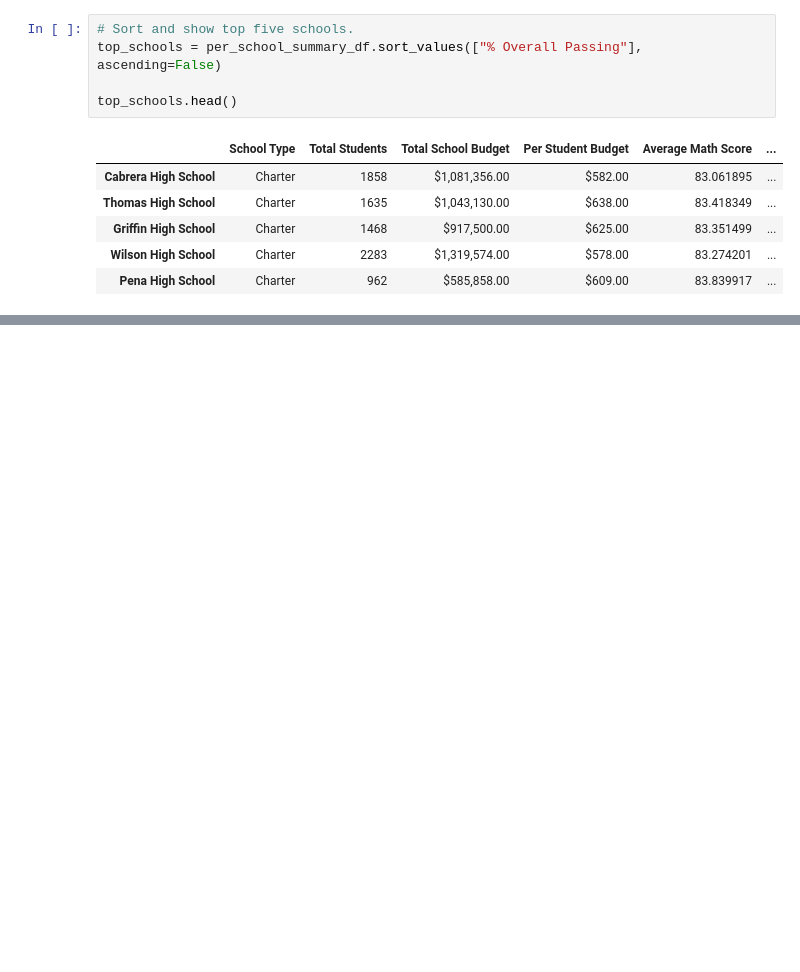
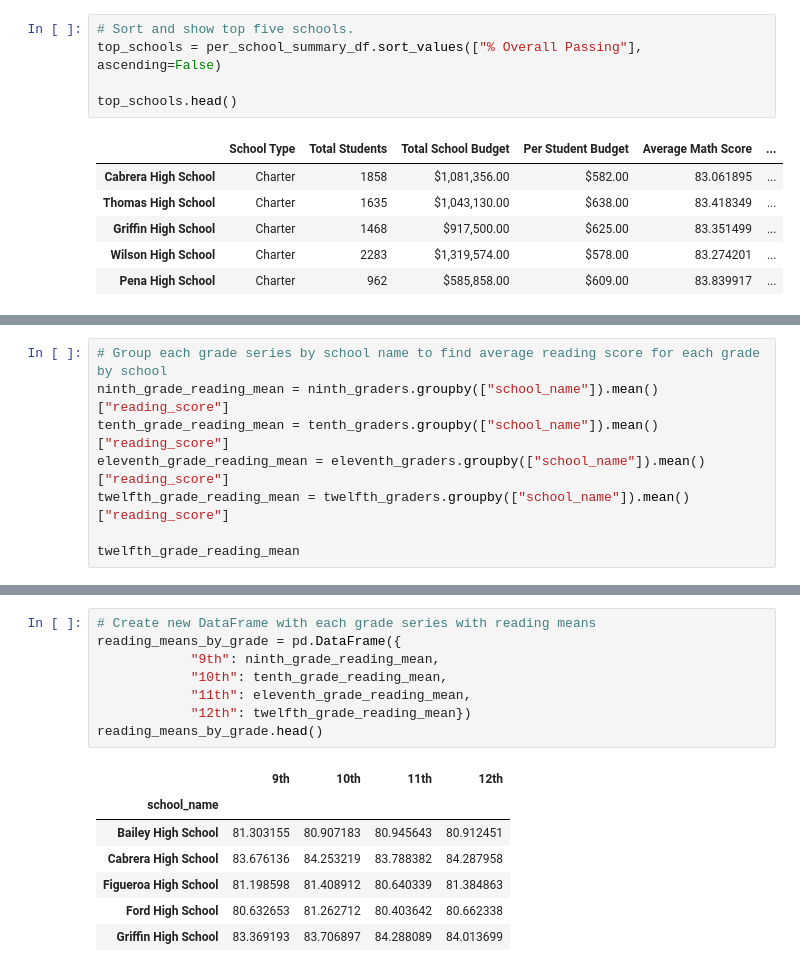
Before and after one commit to HannahEG/School_District_Analysis1, a Jupyter notebook: PyCitySchools.ipynb, the cells around one changed output, grey strips where cells are left out. Drawn from its saved outputs; the diff is of its cells as text; blank space fills up the shorter version.

```diff
--- a/PyCitySchools.ipynb
+++ b/PyCitySchools.ipynb
@@ -873,0 +914,8 @@ bottom_schools.head()
+# %%
+# Group each grade series by school name to find average reading score for each grade by school
+ninth_grade_reading_mean = ninth_graders.groupby(["school_name"]).mean()["reading_score"]
+tenth_grade_reading_mean = tenth_graders.groupby(["school_name"]).mean()["reading_score"]
+eleventh_grade_reading_mean = eleventh_graders.groupby(["school_name"]).mean()["reading_score"]
+twelfth_grade_reading_mean = twelfth_graders.groupby(["school_name"]).mean()["reading_score"]
+
+twelfth_grade_reading_mean
@@ -873,0 +956,16 @@ bottom_schools.head()
+# %%
+# Create new DataFrame with each grade series with reading means
+reading_means_by_grade = pd.DataFrame({
+            "9th": ninth_grade_reading_mean,
+            "10th": tenth_grade_reading_mean,
+            "11th": eleventh_grade_reading_mean,
+            "12th": twelfth_grade_reading_mean})
+reading_means_by_grade.head()
+# %% [output]
+|  | 9th | 10th | 11th | 12th |
+| school_name |  |  |  |  |
+| Bailey High School | 81.303155 | 80.907183 | 80.945643 | 80.912451 |
+| Cabrera High School | 83.676136 | 84.253219 | 83.788382 | 84.287958 |
+| Figueroa High School | 81.198598 | 81.408912 | 80.640339 | 81.384863 |
+| Ford High School | 80.632653 | 81.262712 | 80.403642 | 80.662338 |
+| Griffin High School | 83.369193 | 83.706897 | 84.288089 | 84.013699 |
```
Also changed, not shown: parts of 6 cells of this notebook.
